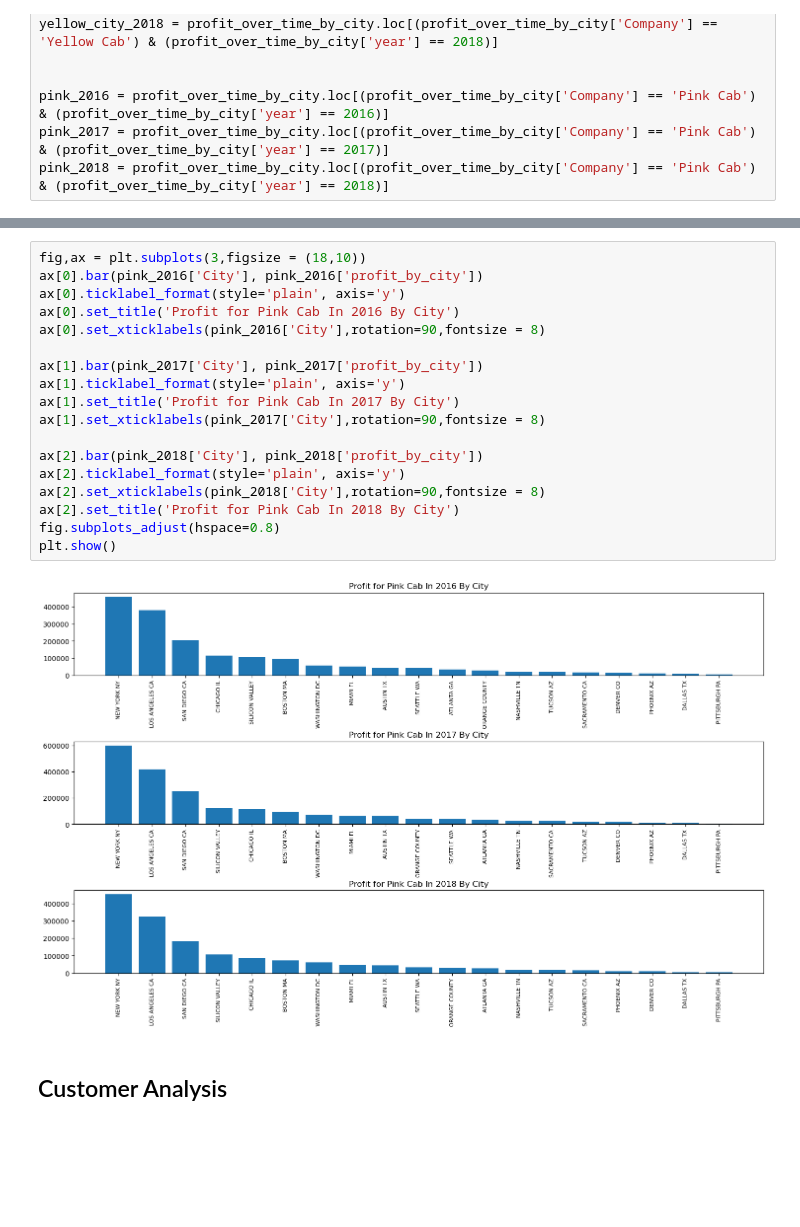
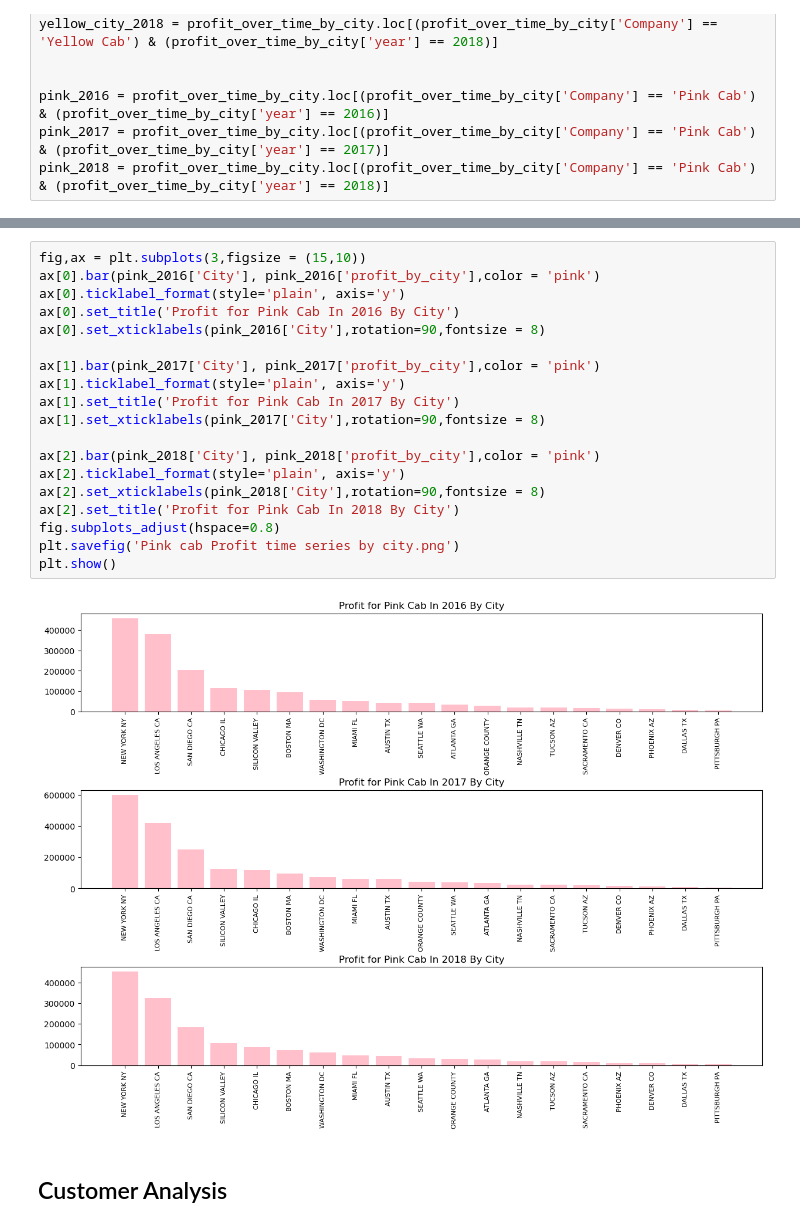
Before and after one commit to FHFelix/G2M-insight-for-Cab-Investment-firm, a Jupyter notebook: G2M_insight_for_Cab_Investment_firm.ipynb, the cells around one changed output, grey strips where cells are left out. Drawn from its saved outputs; the diff is of its cells as text; blank space fills up the shorter version.

```diff
--- a/G2M_insight_for_Cab_Investment_firm.ipynb
+++ b/G2M_insight_for_Cab_Investment_firm.ipynb
@@ -488,23 +500,24 @@ plt.show()
 # %%
-fig,ax = plt.subplots(3,figsize = (18,10))
-ax[0].bar(pink_2016['City'], pink_2016['profit_by_city'])
+fig,ax = plt.subplots(3,figsize = (15,10))
+ax[0].bar(pink_2016['City'], pink_2016['profit_by_city'],color = 'pink')
 ax[0].ticklabel_format(style='plain', axis='y')
 ax[0].set_title('Profit for Pink Cab In 2016 By City')
 ax[0].set_xticklabels(pink_2016['City'],rotation=90,fontsize = 8)
 
-ax[1].bar(pink_2017['City'], pink_2017['profit_by_city'])
+ax[1].bar(pink_2017['City'], pink_2017['profit_by_city'],color = 'pink')
 ax[1].ticklabel_format(style='plain', axis='y')
 ax[1].set_title('Profit for Pink Cab In 2017 By City')
 ax[1].set_xticklabels(pink_2017['City'],rotation=90,fontsize = 8)
 
-ax[2].bar(pink_2018['City'], pink_2018['profit_by_city'])
+ax[2].bar(pink_2018['City'], pink_2018['profit_by_city'],color = 'pink')
 ax[2].ticklabel_format(style='plain', axis='y')
 ax[2].set_xticklabels(pink_2018['City'],rotation=90,fontsize = 8)
 ax[2].set_title('Profit for Pink Cab In 2018 By City')
 fig.subplots_adjust(hspace=0.8)
+plt.savefig('Pink cab Profit time series by city.png')
 plt.show()
 # %% [output]
-[figure, old version]
+[figure, new version]
 # %% [markdown]
 ## Customer Analysis
 # %%
```
Also changed, not shown: parts of 27 cells of this notebook.
